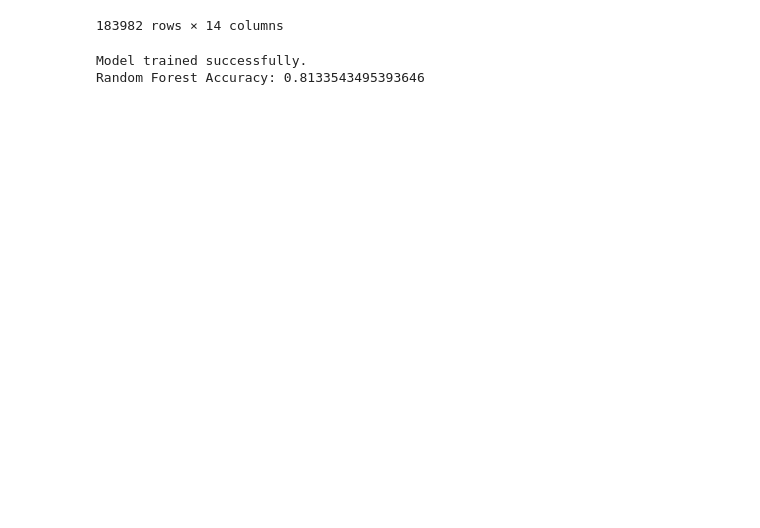
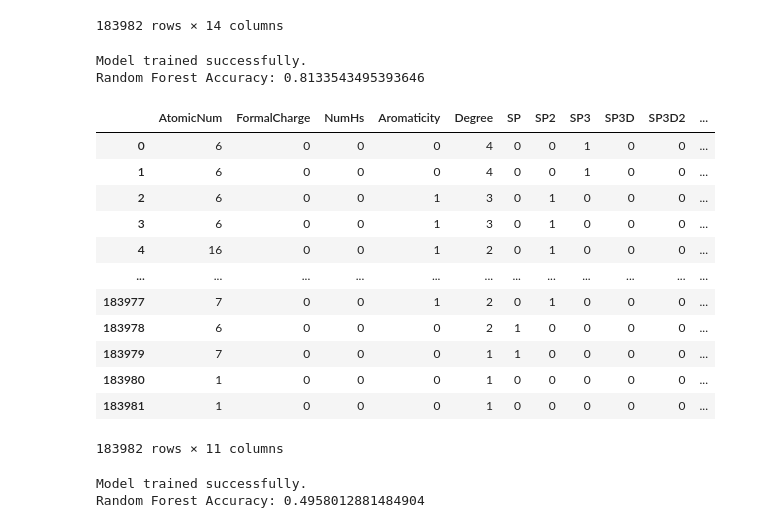
Before and after one commit to brandonrobello/MSSExBiovia, a Jupyter notebook: atomMLtype_testing.ipynb, the cells around one changed output. Saved outputs shown, nothing was run; the diff lists cells and outputs as text; code cells hidden in the pictures; blank space fills up the shorter version.

Commit message:
FEATURIZER Class: Adjustments to the featurizer for RF to enable with/wo Neighborhood & ipynb testing

```diff
--- a/atomMLtype_testing.ipynb
+++ b/atomMLtype_testing.ipynb
@@ -209,3 +209,36 @@ print(f"Random Forest Accuracy: {accuracy}")
 # %% [output]
 Model trained successfully.
 Random Forest Accuracy: 0.8133543495393646
+# %%
+X_features_wo_neighborhood = pd.concat(
+    [featurizer.featurize(mol, include_neighborhood=False) for mol in testdataset_2.X_molecules.values()],
+    ignore_index=True
+)
+
+display(X_features_wo_neighborhood)
+# %% [output]
+|  | AtomicNum | FormalCharge | NumHs | Aromaticity | Degree | SP | SP2 | SP3 | SP3D | SP3D2 | ... |
+| 0 | 6 | 0 | 0 | 0 | 4 | 0 | 0 | 1 | 0 | 0 | ... |
+| 1 | 6 | 0 | 0 | 0 | 4 | 0 | 0 | 1 | 0 | 0 | ... |
+| 2 | 6 | 0 | 0 | 1 | 3 | 0 | 1 | 0 | 0 | 0 | ... |
+| 3 | 6 | 0 | 0 | 1 | 3 | 0 | 1 | 0 | 0 | 0 | ... |
+| 4 | 16 | 0 | 0 | 1 | 2 | 0 | 1 | 0 | 0 | 0 | ... |
+| ... | ... | ... | ... | ... | ... | ... | ... | ... | ... | ... | ... |
+| 183977 | 7 | 0 | 0 | 1 | 2 | 0 | 1 | 0 | 0 | 0 | ... |
+| 183978 | 6 | 0 | 0 | 0 | 2 | 1 | 0 | 0 | 0 | 0 | ... |
+| 183979 | 7 | 0 | 0 | 0 | 1 | 1 | 0 | 0 | 0 | 0 | ... |
+| 183980 | 1 | 0 | 0 | 0 | 1 | 0 | 0 | 0 | 0 | 0 | ... |
+| 183981 | 1 | 0 | 0 | 0 | 1 | 0 | 0 | 0 | 0 | 0 | ... |
+183982 rows × 11 columns
+# %%
+RFModel_2 = RandomForestModel()
+
+X_test_2, y_test_decoded_2 = RFModel_2.train(X_features_wo_neighborhood, y_labels)
+
+y_pred_decoded_2 = RFModel_2.predict(X_test_2)
+
+accuracy_2 = accuracy_score(y_test_decoded_2, y_pred_decoded_2)
+print(f"Random Forest Accuracy: {accuracy_2}")
+# %% [output]
+Model trained successfully.
+Random Forest Accuracy: 0.4958012881484904
```
Also changed, not shown: parts of 2 cells of this notebook, 1 other file.
